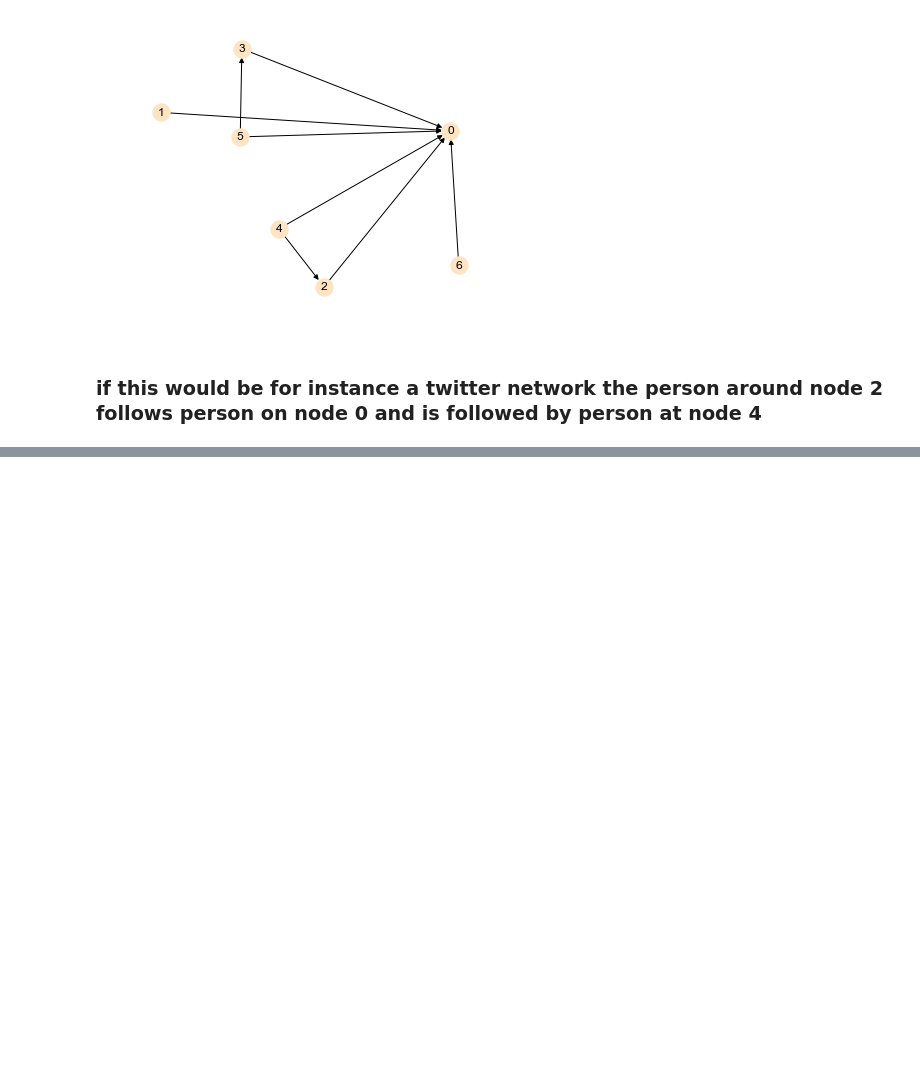
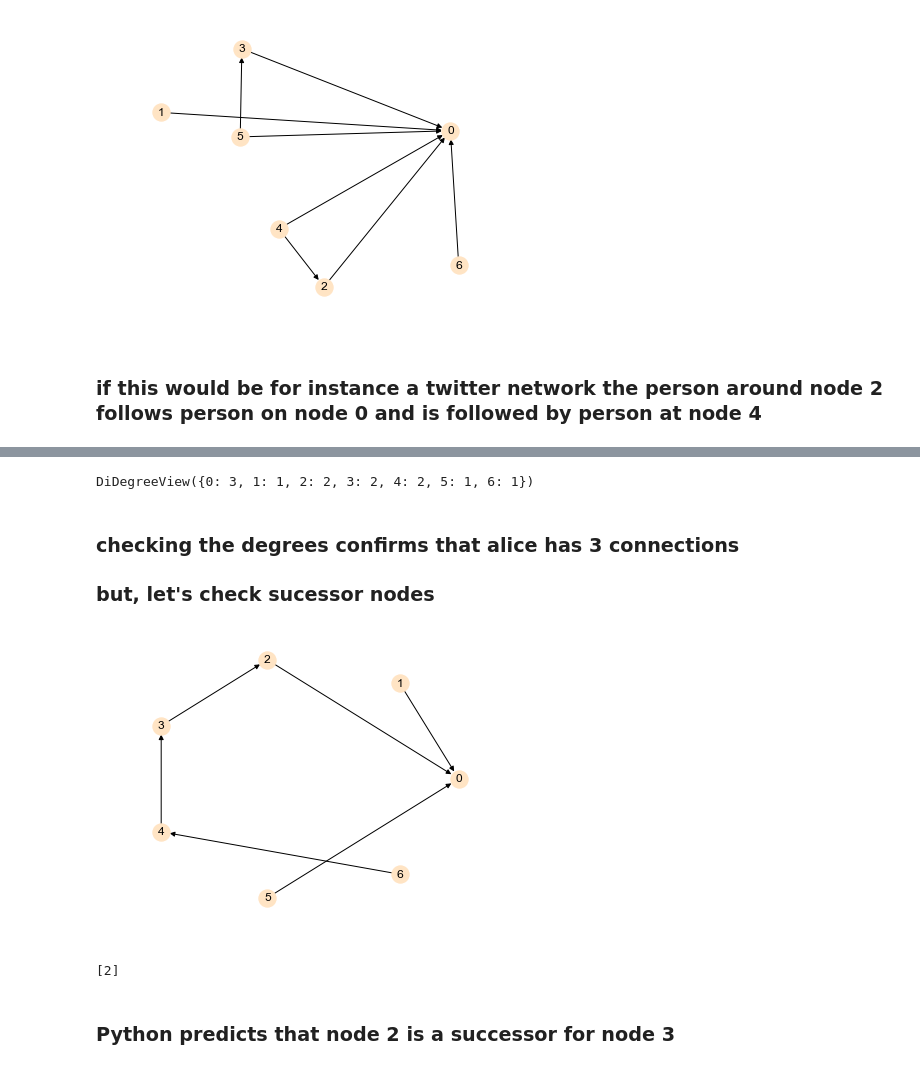
Before and after one commit to sousablde/DataSci-Searcheable-Notes, a Jupyter notebook: Data-Sci-Network Analysis.ipynb, the cells around one changed output, grey strips where cells are left out. Saved outputs shown, nothing was run; the diff lists cells and outputs as text; code cells hidden in the pictures; blank space fills up the shorter version.

```diff
--- a/Data-Sci-Network Analysis.ipynb
+++ b/Data-Sci-Network Analysis.ipynb
@@ -131,3 +131,16 @@ nx.draw(G, node_color = 'bisque', with_labels = True)
 ### generate graph object and edge list
 ### assign attributes to graph nodes
 ### visualize the network
+# %%
+import numpy as np
+import pandas as pd
+
+import matplotlib.pyplot as plt
+from pylab import rcParams
+import seaborn as sb
+
+import networkx as nx
+
+%matplotlib inline
+rcParams['figure.figsize'] = 5, 4
+sb.set_style('whitegrid')
@@ -133,0 +228,26 @@ nx.draw(G, node_color = 'bisque', with_labels = True)
+# %%
+import numpy as np
+import pandas as pd
+
+import matplotlib.pyplot as plt
+from pylab import rcParams
+import seaborn as sb
+
+import networkx as nx
+
+%matplotlib inline
+rcParams['figure.figsize'] = 5, 4
+sb.set_style('whitegrid')
+# %%
+DG = nx.gn_graph(7, seed = 25)
+
+for line in nx.generate_edgelist(DG, data=False):
+    print(line)
+
+DG.node[0]['name'] = 'Alice'
+DG.node[1]['name'] = 'Bob'
+DG.node[2]['name'] = 'Claire'
+DG.node[3]['name'] = 'Dennis'
+DG.node[4]['name'] = 'Esther'
+DG.node[5]['name'] = 'Frank'
+DG.node[6]['name'] = 'George'
@@ -133,0 +275,18 @@ nx.draw(G, node_color = 'bisque', with_labels = True)
+# %%
+DG.degree()
+# %% [output]
+DiDegreeView({0: 3, 1: 1, 2: 2, 3: 2, 4: 2, 5: 1, 6: 1})
+# %% [markdown]
+### checking the degrees confirms that alice has 3 connections
+### but, let's check sucessor nodes
+# %%
+#identifying sucessor nodes (could replace and maintain influence)
+nx.draw_circular(DG, node_color='bisque', with_labels=True)
+# %% [output]
+[figure, added]
+# %%
+list(DG.successors(3))
+# %% [output]
+[2]
+# %% [markdown]
+### Python predicts that node 2 is a successor for node 3
```
Also changed, not shown: parts of 26 cells of this notebook, 2 other files.
